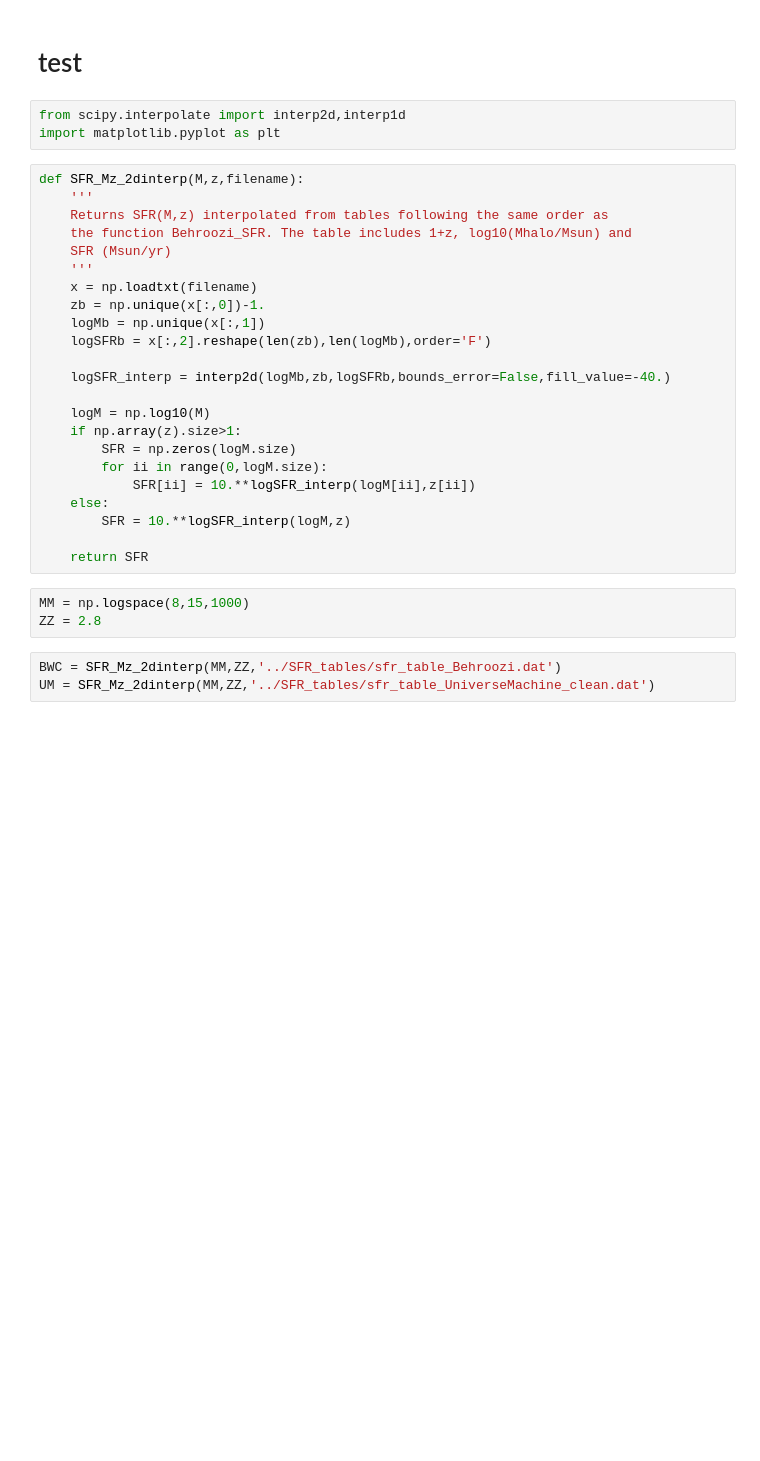
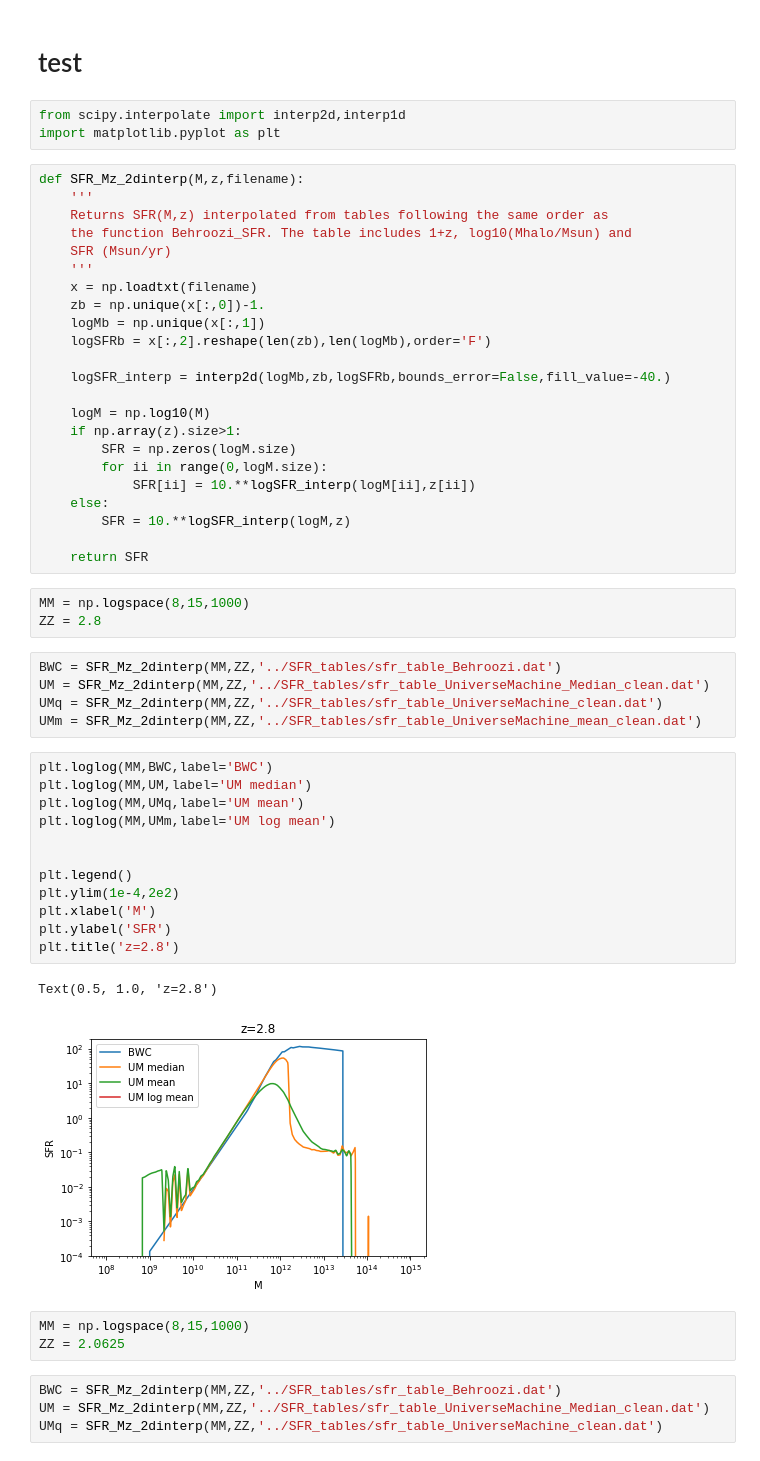
Before and after one commit to kokron/skyLine, a Jupyter notebook: notebooks/clean_SFR_table.ipynb, the cells around one changed output. Drawn from its saved outputs; the diff is of its cells as text; blank space fills up the shorter version.

```diff
--- a/notebooks/clean_SFR_table.ipynb
+++ b/notebooks/clean_SFR_table.ipynb
@@ -72,8 +126,32 @@ def SFR_Mz_2dinterp(M,z,filename):
 # %%
 MM = np.logspace(8,15,1000)
 ZZ = 2.8
+# %%
+BWC = SFR_Mz_2dinterp(MM,ZZ,'../SFR_tables/sfr_table_Behroozi.dat')
+UM = SFR_Mz_2dinterp(MM,ZZ,'../SFR_tables/sfr_table_UniverseMachine_Median_clean.dat')
+UMq = SFR_Mz_2dinterp(MM,ZZ,'../SFR_tables/sfr_table_UniverseMachine_clean.dat')
+UMm = SFR_Mz_2dinterp(MM,ZZ,'../SFR_tables/sfr_table_UniverseMachine_mean_clean.dat')
+# %%
+plt.loglog(MM,BWC,label='BWC')
+plt.loglog(MM,UM,label='UM median')
+plt.loglog(MM,UMq,label='UM mean')
+plt.loglog(MM,UMm,label='UM log mean')
+
+
+plt.legend()
+plt.ylim(1e-4,2e2)
+plt.xlabel('M')
+plt.ylabel('SFR')
+plt.title('z=2.8')
+# %% [output]
+Text(0.5, 1.0, 'z=2.8')
+[figure, added]
+# %%
+MM = np.logspace(8,15,1000)
+ZZ = 2.0625
 # %%
 BWC = SFR_Mz_2dinterp(MM,ZZ,'../SFR_tables/sfr_table_Behroozi.dat')
-UM = SFR_Mz_2dinterp(MM,ZZ,'../SFR_tables/sfr_table_UniverseMachine_clean.dat')
+UM = SFR_Mz_2dinterp(MM,ZZ,'../SFR_tables/sfr_table_UniverseMachine_Median_clean.dat')
+UMq = SFR_Mz_2dinterp(MM,ZZ,'../SFR_tables/sfr_table_UniverseMachine_clean.dat')
 # %%
 plt.loglog(MM,BWC,label='BWC')
```
Also changed, not shown: parts of 9 cells of this notebook.
